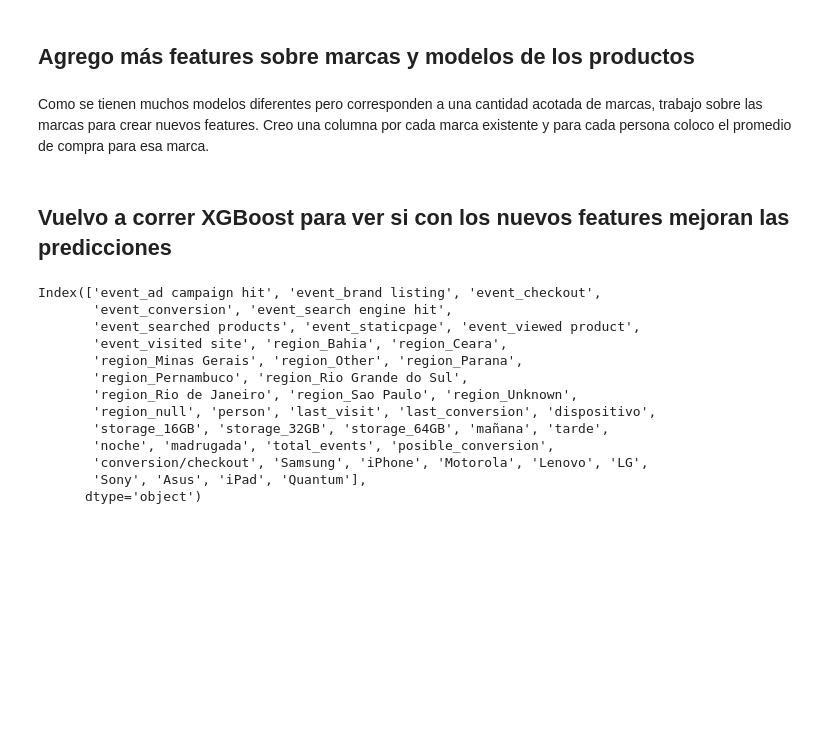
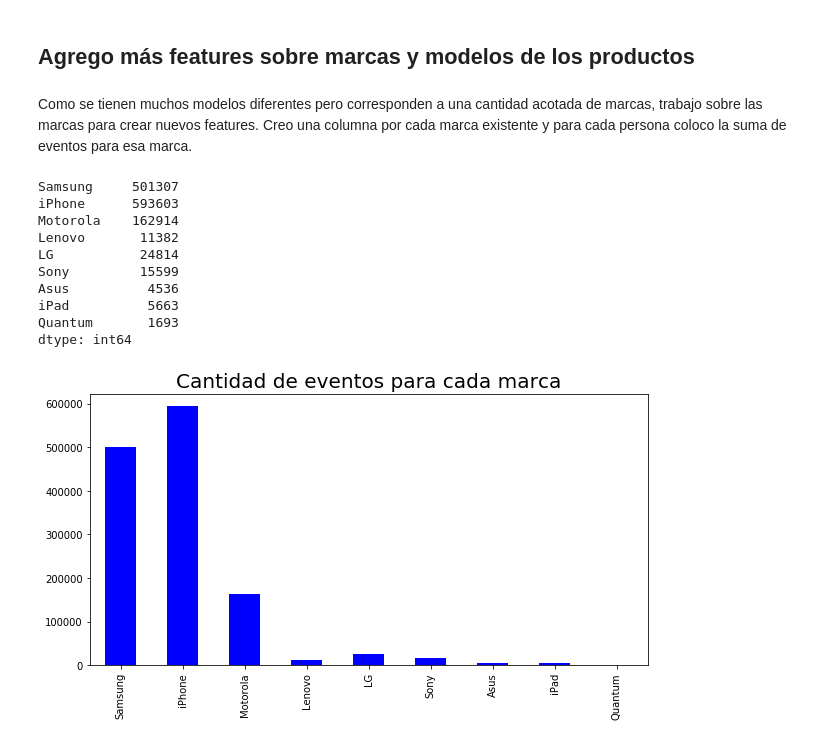
Before and after one commit to IgnacioKomar/OrganizacionDeDatos, a Jupyter notebook: TP2/TP2_Marcas_ Entradas.ipynb, the cells around one changed output. Cells and saved outputs as stored; diff of their text form; code cells hidden in the pictures; blank space fills up the shorter version.

```diff
--- a/TP2/TP2_Marcas_ Entradas.ipynb
+++ b/TP2/TP2_Marcas_ Entradas.ipynb
@@ -281,7 +320,7 @@ scores.mean()
 # %% [markdown]
 ## Agrego más features sobre marcas y modelos de los productos
 # %% [markdown]
-Como se tienen muchos modelos diferentes pero corresponden a una cantidad acotada de marcas, trabajo sobre las marcas para crear nuevos features. Creo una columna por cada marca existente y para cada persona coloco el promedio de compra para esa marca.
+Como se tienen muchos modelos diferentes pero corresponden a una cantidad acotada de marcas, trabajo sobre las marcas para crear nuevos features. Creo una columna por cada marca existente y para cada persona coloco la suma de eventos para esa marca.
 # %%
 marcas = dfData.loc[:, ['model', 'person']]
 marcas['Samsung'] = marcas['model'].apply(lambda x: 1 if ('samsung' in str(x).lower()) else 0)
@@ -297,30 +336,29 @@ dfFeat = marcas.groupby('person').sum()
 # %%
 # Hago join con los features anteriores
 new_features = pd.merge(new_df_features, dfFeat, on = 'person', how = 'left').fillna(0.0)
-# %% [markdown]
-## Vuelvo a correr XGBoost para ver si con los nuevos features mejoran las predicciones
+# %%
+#Cantidad de eventos para cada marca
+graph = dfFeat.sum().plot(kind = 'bar', color = 'blue', figsize = (10,5))
+graph.set_title('Cantidad de eventos para cada marca', size = 20)
+dfFeat.sum()
+# %% [output]
+Samsung     501307
+iPhone      593603
+Motorola    162914
+Lenovo       11382
+LG           24814
+Sony         15599
+Asus          4536
+iPad          5663
+Quantum       1693
+dtype: int64
+[figure, added]
 # %%
 # Me quedo solo con las personas que tienen labels
 df_features_4 = new_features.merge(dfTrain, on = 'person')
 
 y4 = df_features_4['label']
 X4 = df_features_4.drop(['person', 'label'], axis=1)
-# %%
-new_features.columns
-# %% [output]
-Index(['event_ad campaign hit', 'event_brand listing', 'event_checkout',
-       'event_conversion', 'event_search engine hit',
-       'event_searched products', 'event_staticpage', 'event_viewed product',
-       'event_visited site', 'region_Bahia', 'region_Ceara',
-       'region_Minas Gerais', 'region_Other', 'region_Parana',
-       'region_Pernambuco', 'region_Rio Grande do Sul',
-       'region_Rio de Janeiro', 'region_Sao Paulo', 'region_Unknown',
-       'region_null', 'person', 'last_visit', 'last_conversion', 'dispositivo',
-       'storage_16GB', 'storage_32GB', 'storage_64GB', 'mañana', 'tarde',
-       'noche', 'madrugada', 'total_events', 'posible_conversion',
-       'conversion/checkout', 'Samsung', 'iPhone', 'Motorola', 'Lenovo', 'LG',
-       'Sony', 'Asus', 'iPad', 'Quantum'],
-      dtype='object')
 # %%
 #XGBoost
 scores = cross_val_score(XGBC , X4, y4, scoring = "roc_auc", cv = 5)
```
Also changed, not shown: parts of 36 cells of this notebook.
